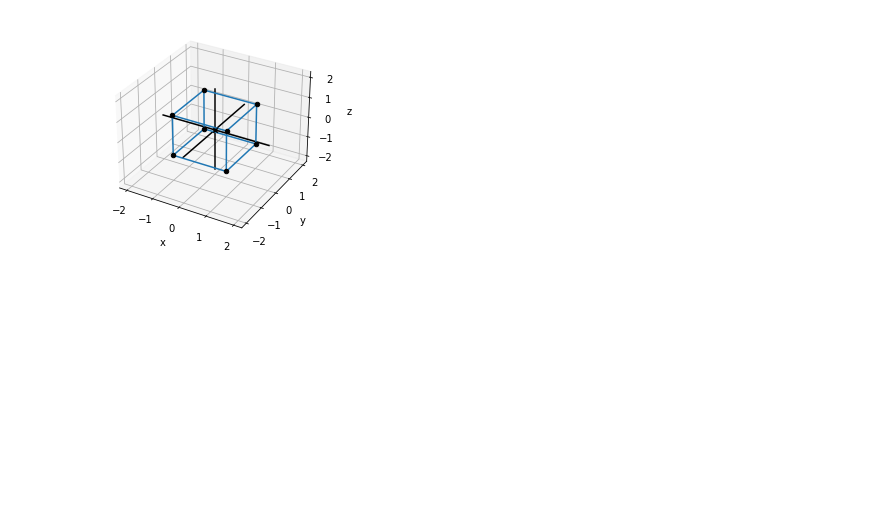
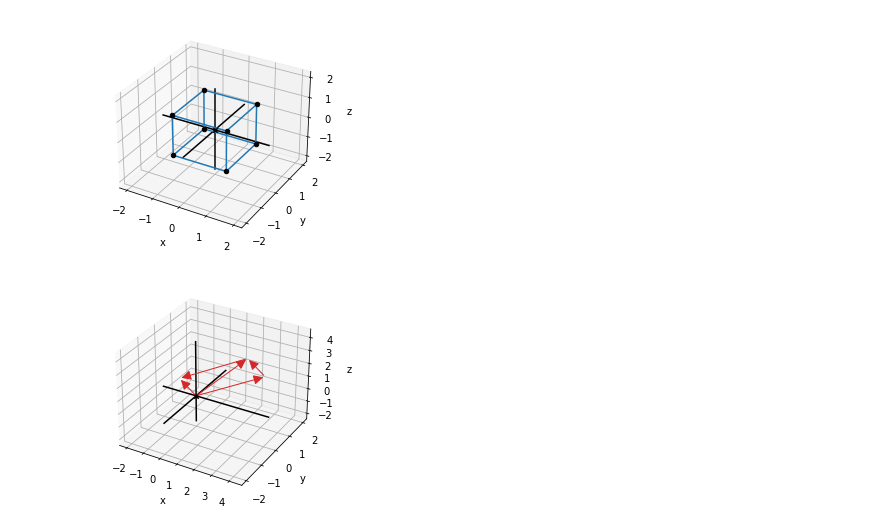
Before and after one commit to slaviqueue/math-for-programmers-exersices, a Jupyter notebook: notebooks/chapter-3/notebook.ipynb, the cells around one changed output. Saved outputs shown, nothing was run; the diff lists cells and outputs as text; code cells hidden in the pictures; blank space fills up the shorter version.

```diff
--- a/notebooks/chapter-3/notebook.ipynb
+++ b/notebooks/chapter-3/notebook.ipynb
@@ -20,3 +20,28 @@ edges = x_edges + y_edges + z_edges
 draw3d(Points3D(*points), *[Segment3D(*edge) for edge in edges])
 # %% [output]
 [figure]
+# %%
+# Exercise 3.3
+#
+# Draw (4, 0, 3) and (–1, 0, 1) as Arrow3D objects, such that they are placed
+# tip-to-tail in both orders in 3D. What is their vector sum?
+
+from draw3d import *
+
+v1 = (4, 0, 3)
+v2 = (-1, 0, 1)
+
+def add(v1, v2):
+    return tuple(map(sum, zip(v1, v2)))
+
+s = add(v1, v2)
+
+draw3d(
+    Arrow3D(v1),
+    Arrow3D(v2),
+    Arrow3D(s, v1),
+    Arrow3D(v2, s),
+    Arrow3D(s)
+)
+# %% [output]
+[figure, added]
```
Also changed, not shown: parts of 7 cells of this notebook, 1 other file.
